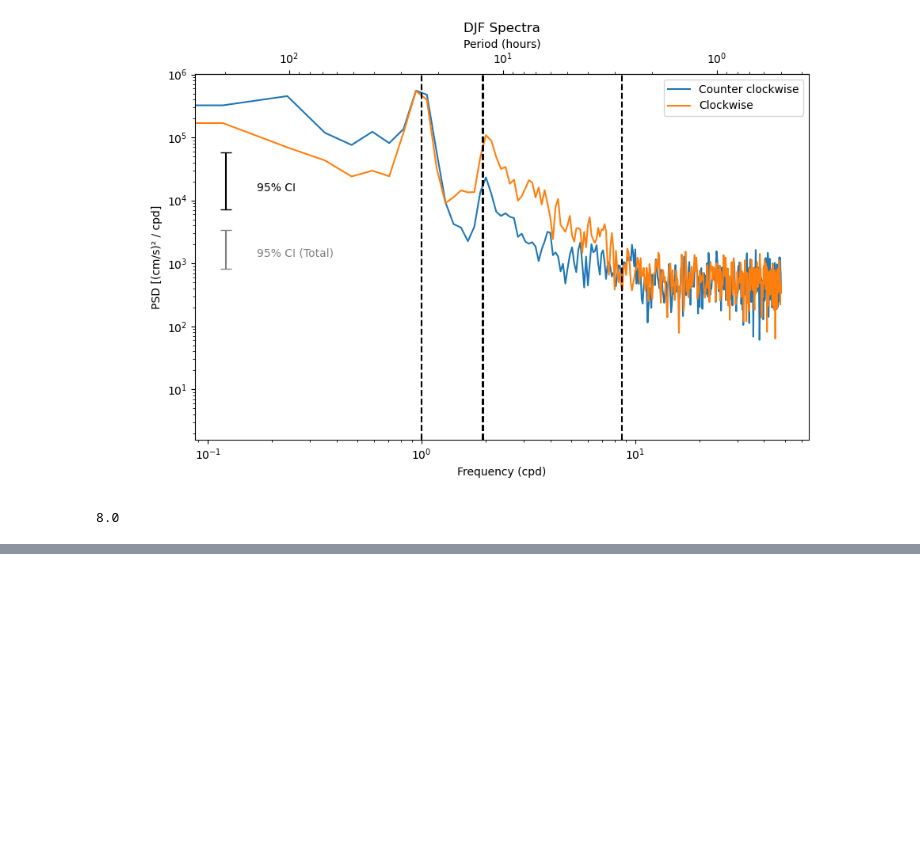
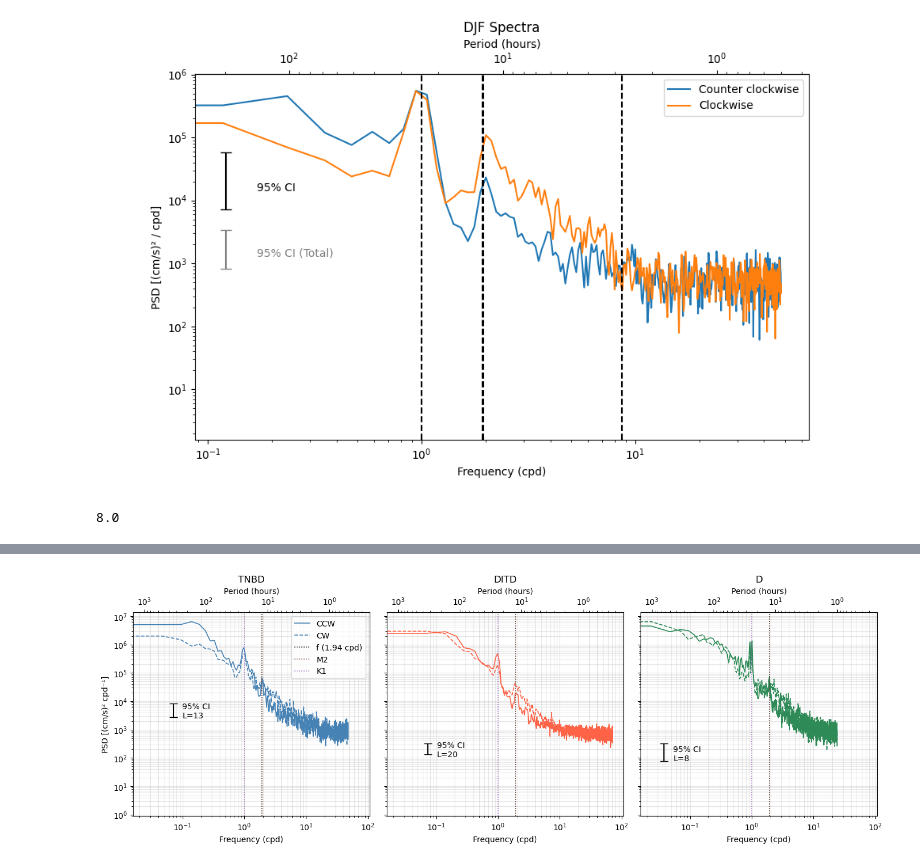
Before and after one commit to MackenzieBlanusa/TNB_tools, a Jupyter notebook: MastersThesis/rotaryspectra_ctd - Copy.ipynb, the cells around one changed output, grey strips where cells are left out. Drawn from its saved outputs; the diff is of its cells as text; code cells hidden in the pictures; blank space fills up the shorter version.

```diff
--- a/MastersThesis/rotaryspectra_ctd - Copy.ipynb
+++ b/MastersThesis/rotaryspectra_ctd - Copy.ipynb
@@ -545,0 +548,10 @@ Type:      function
+# %%
+# load in DITD and D data - MAC
+DITD_vel = xr.open_dataset('/Users/mackenzie/Documents/Research/PhD/TNB_tools/MastersThesis/vel_1100.nc')
+
+TNBD_vel = xr.open_dataset('/Users/mackenzie/Documents/Research/PhD/TNB_tools/MastersThesis/tnbd_2018_vel_bot_1093.nc')
+
+moorings = xr.open_datatree('/Users/mackenzie/Documents/Research/PhD/TNB_tools/preprocess/TNB_Moorings_DataTree.nc')
+# %%
+# fix DITD time - should save this change permenantly later
+DITD_vel['time'] = DITD_vel.time - pd.Timedelta(12,'h')
@@ -545,0 +583,2 @@ Type:      function
+# %%
+D_vel = moorings['D/2017/vel/bot'].to_dataset().sel(time=slice('2018-01-01','2018-12-31'))
@@ -545,0 +587,3 @@ Type:      function
+# %%
+DITD_vel['u'] = DITD_vel.u * 100
+DITD_vel['v'] = DITD_vel.v * 100
@@ -545,0 +663,43 @@ Type:      function
+# %%
+fig, axes = plt.subplots(1, 3, figsize=(14, 5), sharey=True, sharex=True)
+
+# Reference lines — inertial freq at TNB latitude (~-74.9°S) and M2 tidal
+import gsw
+lat      = -74.9
+f_iner   = np.abs(gsw.f(lat)) * 86400 / (2 * np.pi)   # cpd
+f_M2     = 1.9322                                        # cpd
+f_diurn  = 1.0                                           # cpd
+
+for ax, (name, sp) in zip(axes, spectra_full.items()):
+    freq  = sp['freq']
+    color = moorings[name]['color']
+
+    ax.loglog(freq, sp['S_ccw'], color=color,  label='CCW', linewidth=1.2)
+    ax.loglog(freq, sp['S_cw'],  color=color,  label='CW',  linewidth=1.2,
+              linestyle='--')
+
+    # Reference frequency lines
+    ax.axvline(f_iner,  color='k',  linestyle=':',  linewidth=1.1, label=f'f ({f_iner:.2f} cpd)')
+    ax.axvline(f_M2,    color='tab:brown', linestyle=':',  linewidth=1.1, label='M2')
+    ax.axvline(f_diurn, color='tab:purple',   linestyle=':',  linewidth=1.1, label='K1')
+
+    add_ci_bracket(ax, sp['f_lo'], sp['f_hi'],
+                   label=f"95% CI\nL={sp['L']}", color='k', x_frac=0.1, y_frac=0.3)
+
+    ax.set_title(moorings[name]['label'])
+    ax.set_xlabel('Frequency (cpd)')
+    ax.grid(True, which='both', alpha=0.3)
+
+    # Secondary period axis
+    secax = ax.secondary_xaxis('top', functions=(lambda f: 24/f, lambda t: 24/t))
+    secax.set_xlabel('Period (hours)')
+
+axes[0].set_ylabel('PSD [(cm/s)² cpd⁻¹]')
+axes[0].legend(fontsize=10)
+
+# plt.suptitle('Rotary power spectra — full record', y=1.02)
+plt.tight_layout()
+# plt.savefig('moorings_2018_fullspectra.png', dpi=400)
+plt.show()
+# %% [output]
+[figure, added]
```
Also changed, not shown: parts of 16 cells of this notebook, 1 other file.
